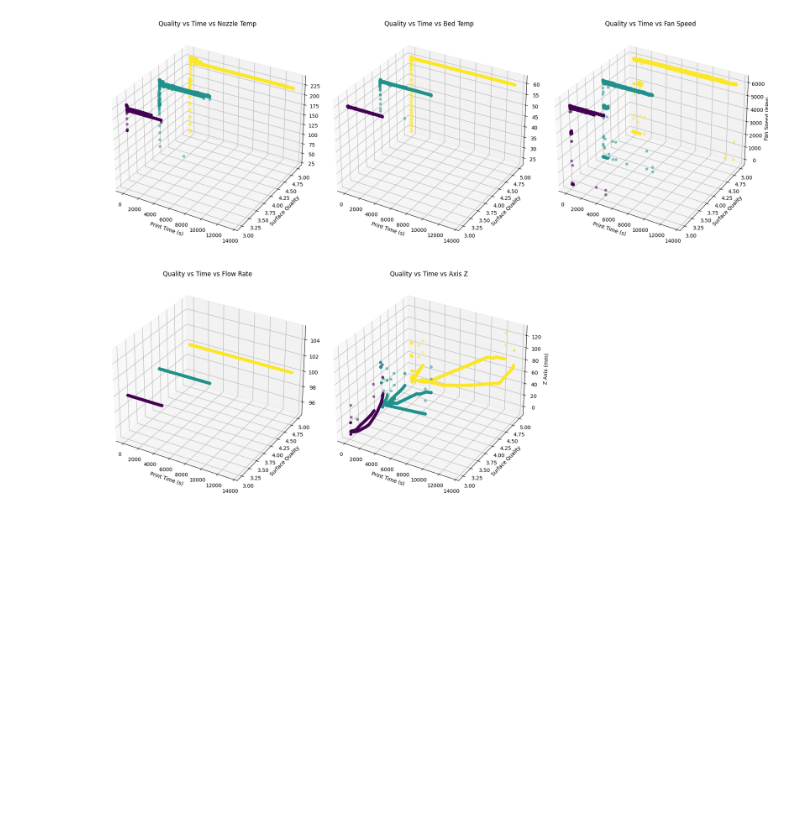
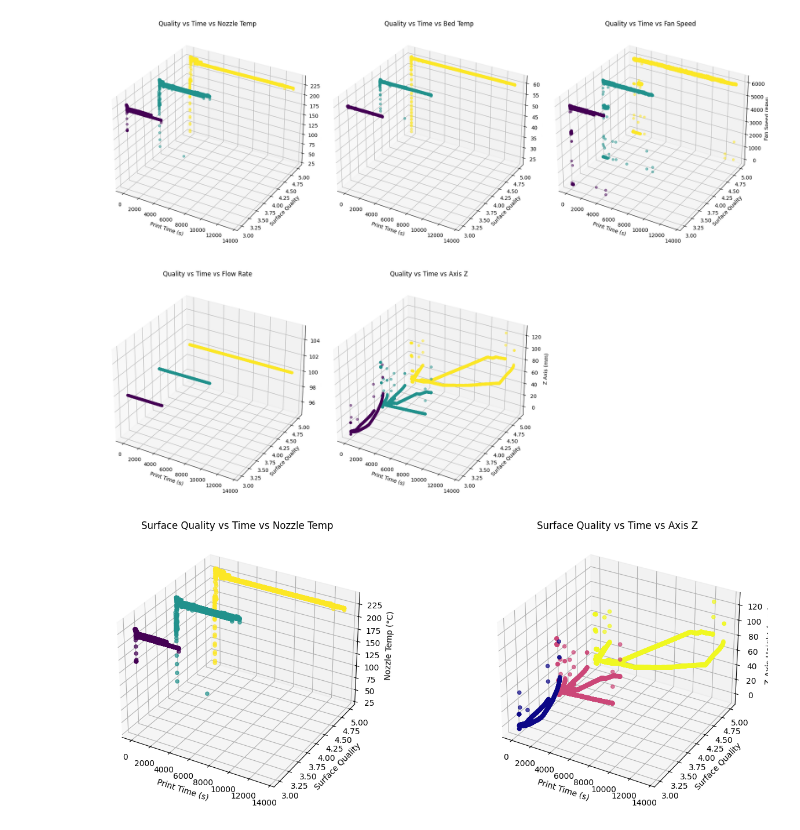
Before and after one commit to Jorwin-dev/machine-learning, a Jupyter notebook: neural-networks/3D-Printing/modelURC.ipynb, the cells around one changed output. Cells and saved outputs as stored; diff of their text form; code cells hidden in the pictures; blank space fills up the shorter version.

```diff
--- a/neural-networks/3D-Printing/modelURC.ipynb
+++ b/neural-networks/3D-Printing/modelURC.ipynb
@@ -614,3 +630,41 @@ plt.tight_layout()
 plt.show()
 # %% [output]
 [figure]
+# %%
+from mpl_toolkits.mplot3d import Axes3D
+import matplotlib.pyplot as plt
+
+# Drop NaNs for relevant columns
+df_filtered = df.dropna(subset=[
+    "surface_quality", "job/time_printing", "printer/temp_nozzle", "printer/axis_z"
+])
+
+# Extract columns
+time = df_filtered["job/time_printing"]
+quality = df_filtered["surface_quality"]
+nozzle = df_filtered["printer/temp_nozzle"]
+axis_z = df_filtered["printer/axis_z"]
+
+# Set up subplots
+fig = plt.figure(figsize=(14, 6))
+
+# --- Plot 1: Quality vs Time vs Nozzle Temp ---
+ax1 = fig.add_subplot(121, projection='3d')
+ax1.scatter(time, quality, nozzle, c=quality, cmap='viridis', alpha=0.7)
+ax1.set_title("Surface Quality vs Time vs Nozzle Temp")
+ax1.set_xlabel("Print Time (s)")
+ax1.set_ylabel("Surface Quality")
+ax1.set_zlabel("Nozzle Temp (°C)")
+
+# --- Plot 2: Quality vs Time vs Axis Z ---
+ax2 = fig.add_subplot(122, projection='3d')
+ax2.scatter(time, quality, axis_z, c=quality, cmap='plasma', alpha=0.7)
+ax2.set_title("Surface Quality vs Time vs Axis Z")
+ax2.set_xlabel("Print Time (s)")
+ax2.set_ylabel("Surface Quality")
+ax2.set_zlabel("Z Axis Height (mm)")
+
+plt.tight_layout(pad=4.0)
+plt.show()
+# %% [output]
+[figure, added]
```
Also changed, not shown: parts of 5 cells of this notebook.
